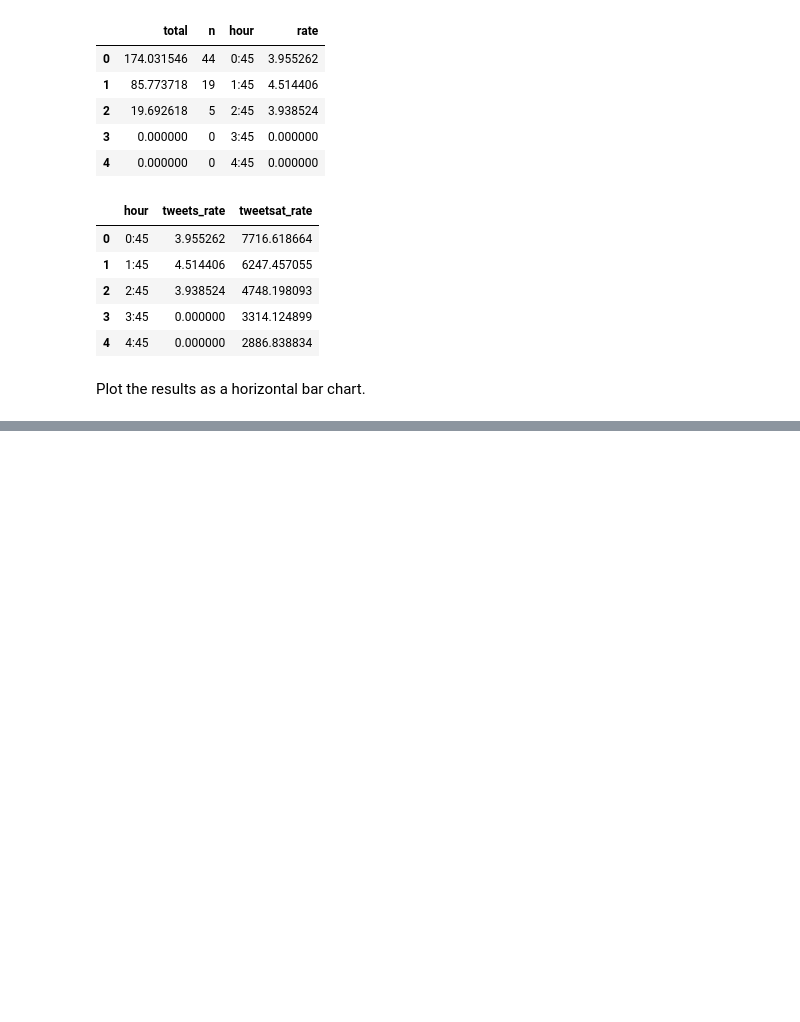
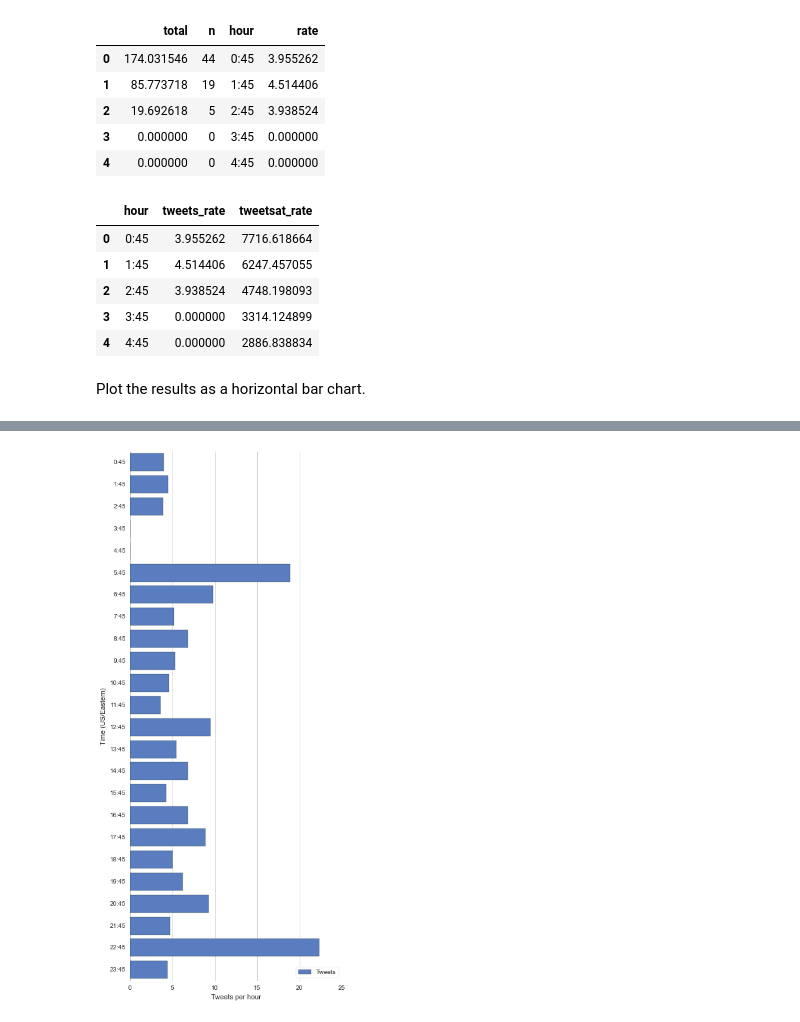
Before and after one commit to alanjschoen/kojak, a Jupyter notebook: Time Histogram.ipynb, the cells around one changed output, grey strips where cells are left out. Saved outputs shown, nothing was run; the diff lists cells and outputs as text; code cells hidden in the pictures; blank space fills up the shorter version.

Commit message:
Make chart for tweets and tweetsat

```diff
--- a/Time Histogram.ipynb
+++ b/Time Histogram.ipynb
@@ -160,0 +161,18 @@ sns.despine(left=True, bottom=True)
+# %%
+import seaborn as sns
+sns.set(style="whitegrid")
+
+# Initialize the matplotlib figure
+f, ax = plt.subplots(figsize=(6, 15))
+
+# Plot the crashes where alcohol was involved
+sns.set_color_codes("muted")
+sns.barplot(x="rate", y="hour", data=tweets_hour_rates,
+            label="Tweets", color="b")
+
+# Add a legend and informative axis label
+ax.legend(ncol=1, loc="lower right", frameon=True)
+ax.set(ylabel="Time (US/Eastern)", xlabel="Tweets per hour")
+sns.despine(left=True, bottom=True)
+# %% [output]
+[figure, added]
```
Also changed, not shown: parts of 1 cell of this notebook.
